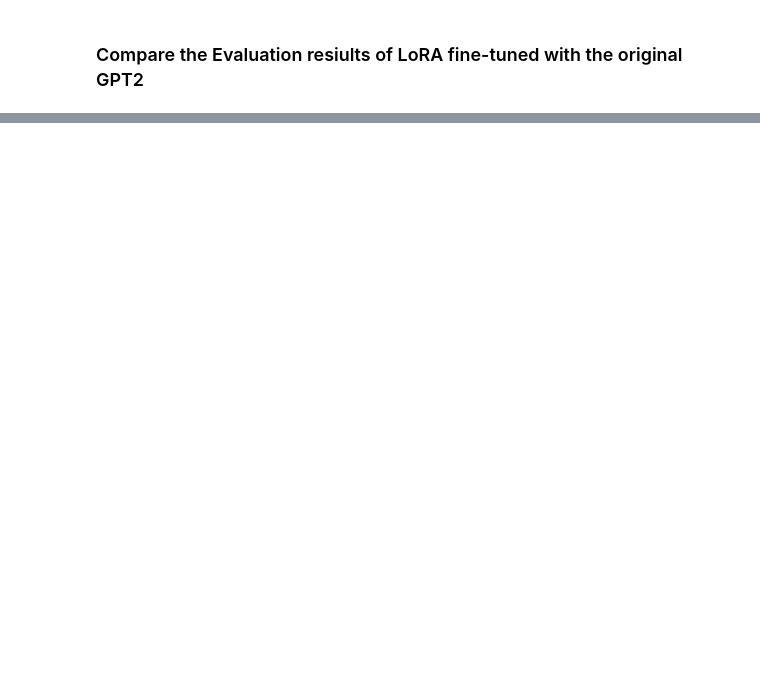
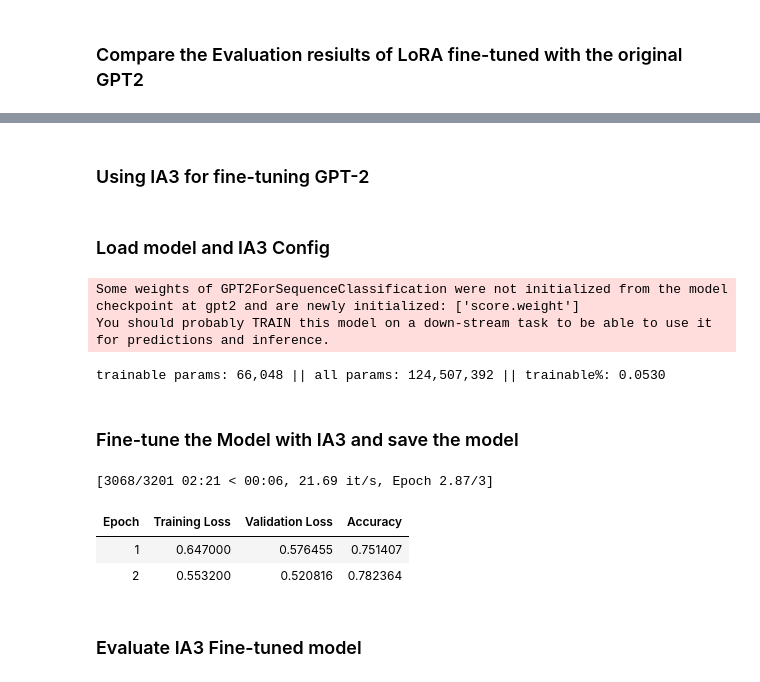
Before and after one commit to sujoy1968/SBGenAIPEFT, a Jupyter notebook: PEFT_SB.ipynb, the cells around one changed output, grey strips where cells are left out. Saved outputs shown, nothing was run; the diff lists cells and outputs as text; code cells hidden in the pictures; blank space fills up the shorter version.

```diff
--- a/PEFT_SB.ipynb
+++ b/PEFT_SB.ipynb
@@ -308,0 +475,73 @@ eval_steps_per_second:
+# %% [markdown]
+### Using IA3 for fine-tuning GPT-2
+# %% [markdown]
+### Load model and IA3 Config
+# %%
+from peft import IA3Config, TaskType
+
+i_model = AutoModelForSequenceClassification.from_pretrained(
+    "gpt2",
+    num_labels=2,
+    id2label={0: "NEGATIVE", 1: "POSITIVE"},  # For converting predictions to strings
+    label2id={"NEGATIVE": 0, "POSITIVE": 1},
+)
+i_model.config.pad_token_id = i_model.config.eos_token_id
+
+ia3_config = IA3Config(
+    peft_type="IA3",
+    task_type=TaskType.SEQ_CLS,
+
+)
+
+ia3_model = get_peft_model(i_model, ia3_config)
+
+# check the number of trainable parameters
+
+ia3_model.print_trainable_parameters()
+# %% [output]
+Some weights of GPT2ForSequenceClassification were not initialized from the model checkpoint at gpt2 and are newly initialized: ['score.weight']
+You should probably TRAIN this model on a down-stream task to be able to use it for predictions and inference.
+trainable params: 66,048 || all params: 124,507,392 || trainable%: 0.0530
+# %% [markdown]
+### Fine-tune the Model with IA3 and save the model
+# %%
+# Define new training arguments for fine-tuning with AdamW
+
+
+ia3_training_args =  TrainingArguments(
+    output_dir="./results_ia3",
+    learning_rate = 5e-5,
+    per_device_train_batch_size=8,
+    per_device_eval_batch_size=8,
+    evaluation_strategy="epoch",
+    save_strategy="epoch",
+    num_train_epochs=3,
+    logging_dir="./logs_ia3",
+    logging_steps=10,
+)
+
+
+# Initialize the Trainer for QLoRA Fine-tuning
+ia3_trainer = Trainer(
+    model=ia3_model,
+    args=ia3_training_args,
+    train_dataset = train_lora,
+    eval_dataset = eval_lora,
+    data_collator=DataCollatorWithPadding(tokenizer=tokenizer),
+    compute_metrics=compute_metrics,
+)
+
+
+# Train the model
+
+ia3_trainer.train()
+
+# Save the IA3 Model
+ia3_model.save_pretrained("gpt2-ia3")
+# %% [output]
+[3068/3201 02:21 < 00:06, 21.69 it/s, Epoch 2.87/3]
+| Epoch | Training Loss | Validation Loss | Accuracy |
+| 1 | 0.647000 | 0.576455 | 0.751407 |
+| 2 | 0.553200 | 0.520816 | 0.782364 |
+# %% [markdown]
+### Evaluate IA3 Fine-tuned model
```
Also changed, not shown: parts of 21 cells of this notebook.
